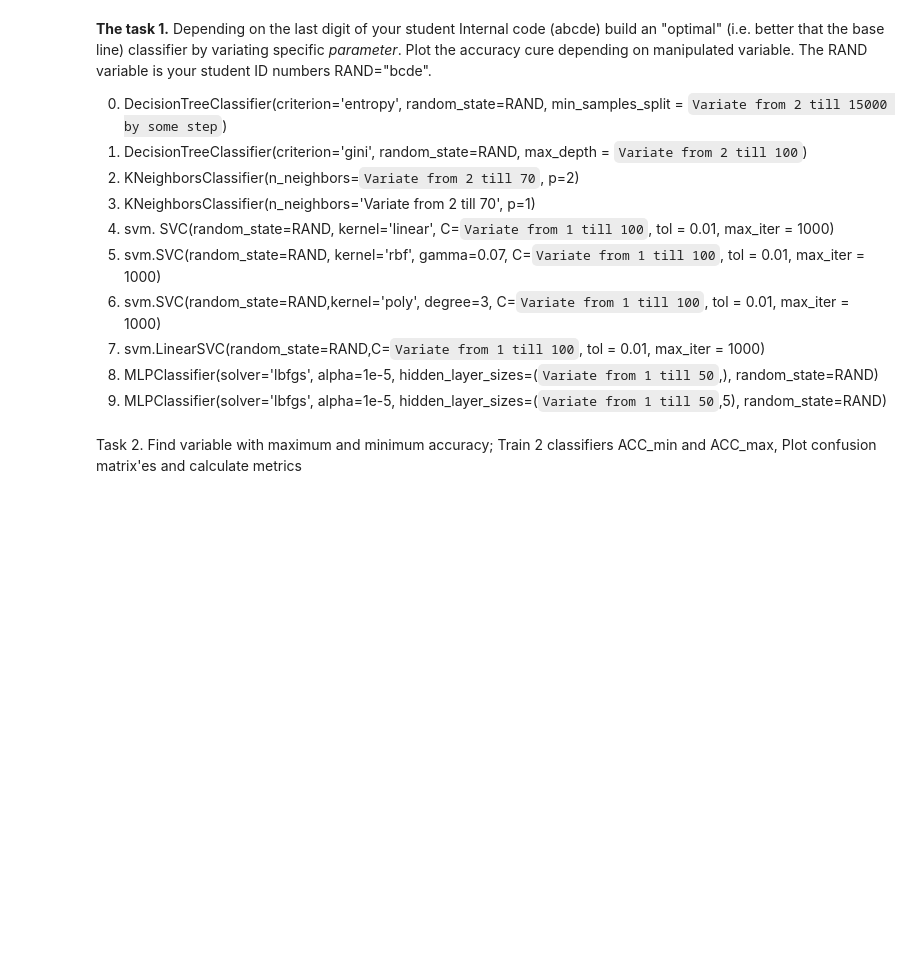
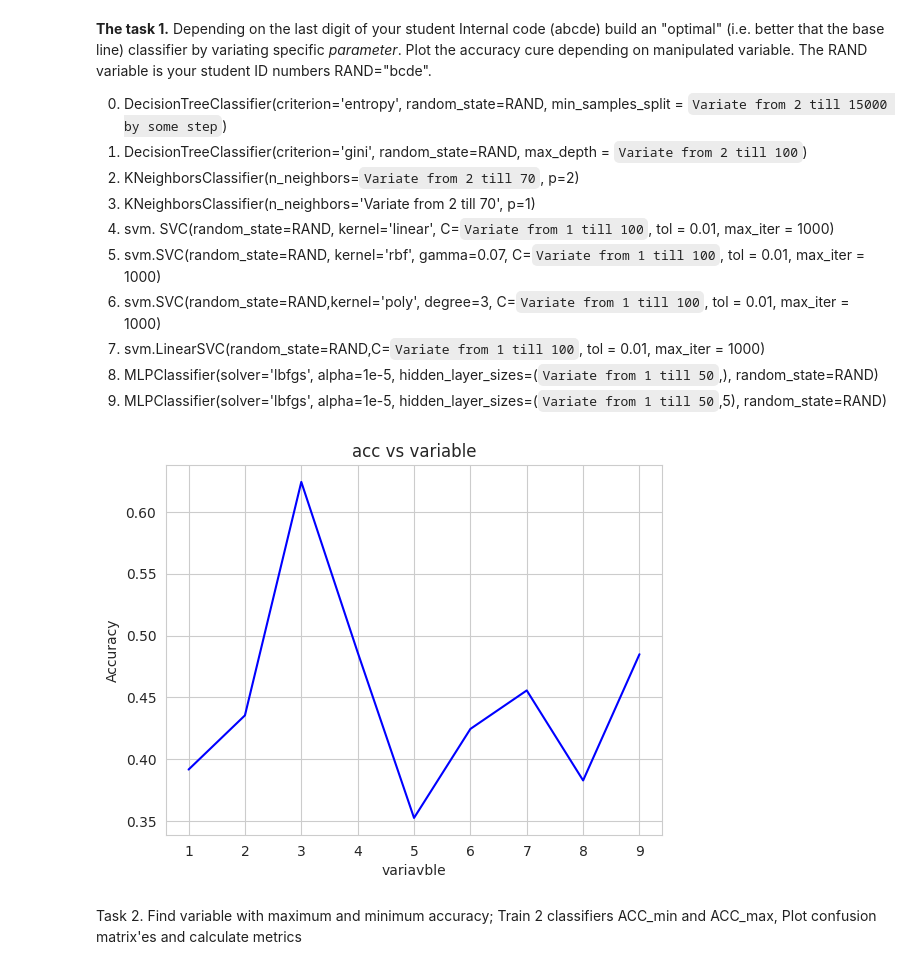
Before and after one commit to alimehdi4236/PFG, a Jupyter notebook: ALI_Task_classifier_adult_test.ipynb, the cells around one changed output. Saved outputs shown, nothing was run; the diff lists cells and outputs as text; code cells hidden in the pictures; blank space fills up the shorter version.

```diff
--- a/ALI_Task_classifier_adult_test.ipynb
+++ b/ALI_Task_classifier_adult_test.ipynb
@@ -218,20 +218,22 @@ The RAND variable is your student ID numbers RAND="bcde".
 # %%
 RAND=3524 ## Student ID abcde
 # %%
-variable_list=list(range(1, 101))
+variable_list=list(range(1, 10))
 rez=[]
 for i in variable_list:
   clf = svm.SVC(random_state=RAND, kernel='linear', C=i, tol=0.01, max_iter=1000).fit(X_train, y_train) #<-line to code
   y_pred = clf.predict(X_test)
   scores=metrics.accuracy_score(y_test,y_pred)
   rez.append(scores)
 
 plt.plot(variable_list, rez, c ="blue")
 plt.title('acc vs variable')
 plt.xlabel('variavble')
 plt.ylabel('Accuracy')
 # To show the plot
 plt.show()
+# %% [output]
+[figure, added]
 # %% [markdown]
 Task 2. Find variable with maximum and minimum accuracy;
 Train 2 classifiers ACC_min and ACC_max, Plot confusion matrix'es and calculate metrics
```
Also changed, not shown: parts of 6 cells of this notebook.
